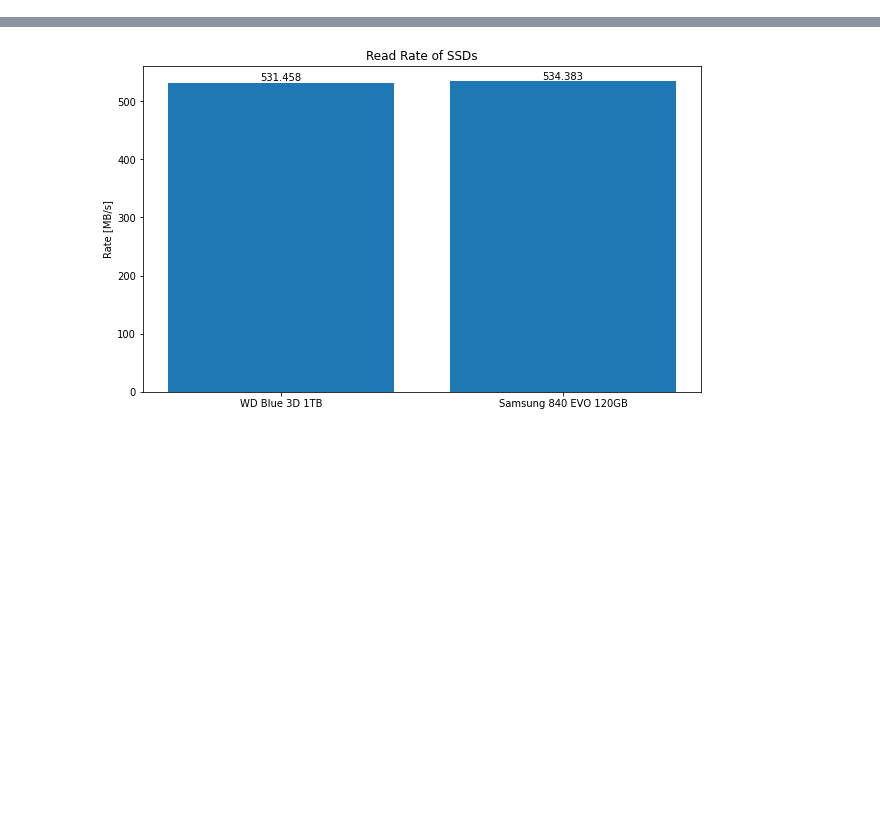
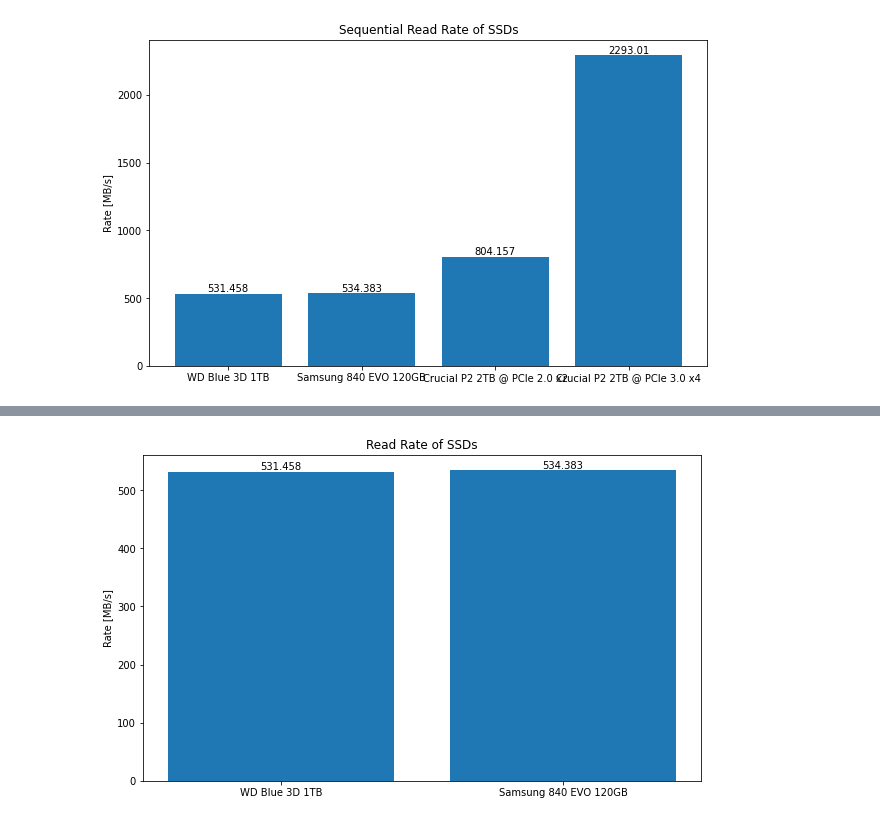
Before and after one commit to soerenmetje/CrystalDiskMark-Parser, a Jupyter notebook: examples/example_benchmark_plot.ipynb, the cells around one changed output, grey strips where cells are left out. Saved outputs shown, nothing was run; the diff lists cells and outputs as text; code cells hidden in the pictures; blank space fills up the shorter version.

Commit message:
Merged example files

```diff
--- a/examples/example_benchmark_plot.ipynb
+++ b/examples/example_benchmark_plot.ipynb
@@ -5,0 +28,7 @@ import matplotlib.pyplot as plt
+# %%
+#  Read to one big DataFrame
+df = parse_df("../test/data/CrystalDiskMark_20210622162528 WD Blue 3D 1TB WDS100T2B0A.txt")
+df = df.append(parse_df("../test/data/CrystalDiskMark_20210622163451 SAMSUNG 840 EVO 120GB.txt"))
+df = df.append(parse_df("../test/data/CrystalDiskMark_20210626154221 Crucial P2 2TB on H87M.txt"))
+df = df.append(parse_df("../test/data/CrystalDiskMark_20210627172807 Crucial P2 2TB on X370.txt"))
+print(df.info())
@@ -5,0 +53,23 @@ import matplotlib.pyplot as plt
+# %%
+# Extract relevant rows
+data = df.loc[(df['read_write'] == 'read')
+              & (df['type'] == "SEQ")
+              & (df['queues'] == 8)
+              & (df['blocksize'] == 1)
+              & (df['unit_blocksize'] == "MiB")]
+
+# Extract relevant columns
+rate = data["rate"]
+name = data["comment"]
+
+# Plot
+fig, ax = plt.subplots(figsize=(10, 6))
+con = ax.bar(name, rate)
+ax.bar_label(con)
+ax.set_title("Sequential Read Rate of SSDs")
+ax.set_ylabel("Rate [MB/s]")
+
+fig.savefig('./plots/example1.png', bbox_inches='tight')
+plt.show()
+# %% [output]
+[figure, added]
```
Also changed, not shown: parts of 6 cells of this notebook, 1 other file.
